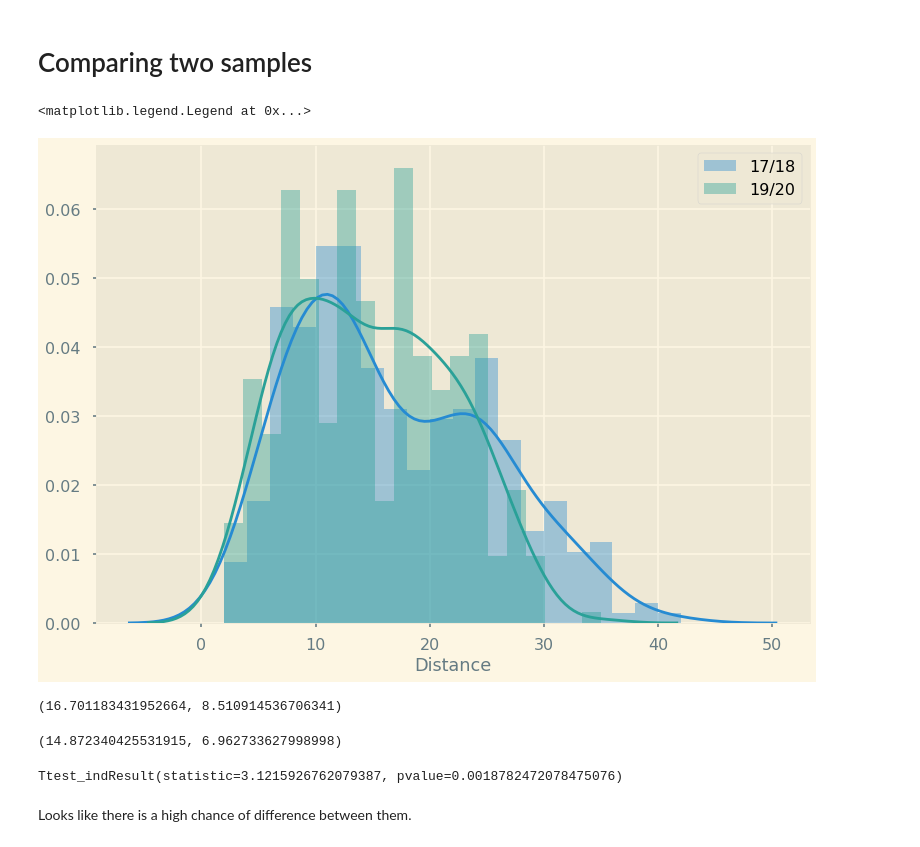
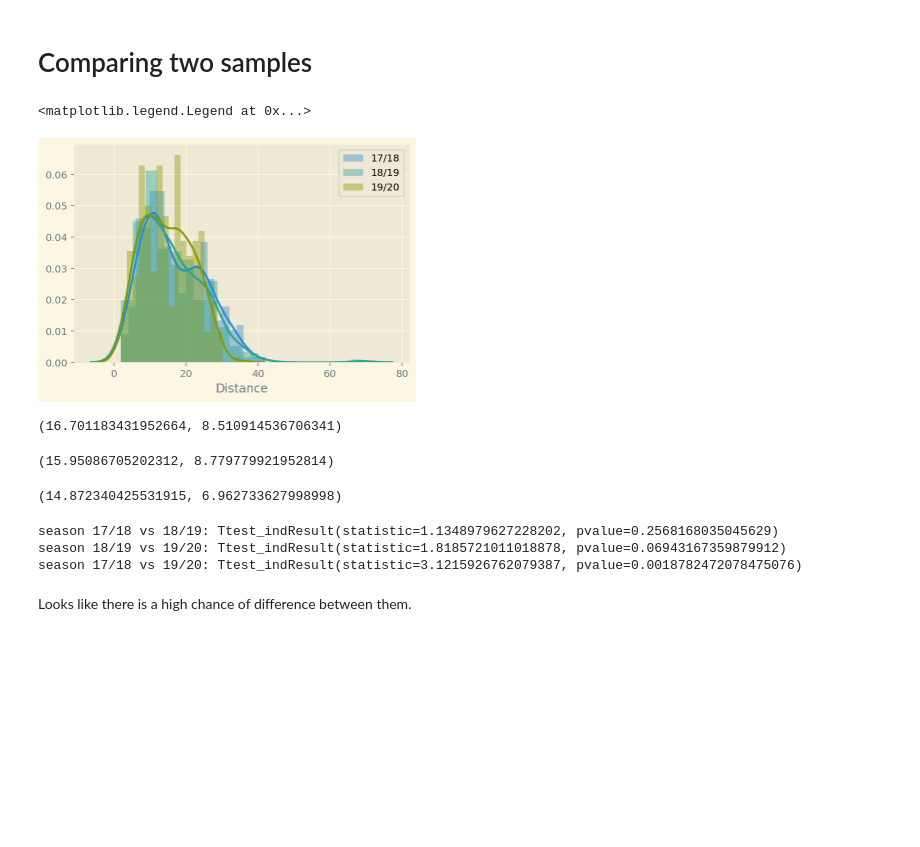
Before and after one commit to eliasnema/makeover_monday, a Jupyter notebook: man_city_stats/city_stats.ipynb, the cells around one changed output. Saved outputs shown, nothing was run; the diff lists cells and outputs as text; code cells hidden in the pictures; blank space fills up the shorter version.

```diff
--- a/man_city_stats/city_stats.ipynb
+++ b/man_city_stats/city_stats.ipynb
@@ -5,7 +5,7 @@ from scipy import stats
 # %% [markdown]
 # Reading data
 # %%
-city = pd.read_csv('man_city_17_19.csv')
+city = pd.read_csv('man_city_17_18_19.csv')
 # %%
 city.head()
 # %% [output]
@@ -27,35 +28,48 @@ Name: Season, dtype: int64
 Data only for two halves of two seasons. Getting shots per searson.
 # %%
 y17 = city.query("Season == '2017/18'")['Distance']
+# %%
+y18 = city.query("Season == '2018/19'")['Distance']
 # %%
 y19 = city.query("Season == '2019/20'")['Distance']
 # %%
 from matplotlib import pyplot as plt
 plt.style.use('Solarize_Light2')
-plt.style.use('seaborn-poster')
+# plt.style.use('seaborn-poster')
+%config InlineBackend.figure_format = 'retina'
+# plt.style.use("ggplot")
 import seaborn as sns
 # %% [markdown]
 # Comparing two samples
 # %%
 sns.distplot(y17, 20, label='17/18')
+sns.distplot(y18, 20, label='18/19')
 sns.distplot(y19, 20, label='19/20')
 plt.legend()
 # %% [output]
 <matplotlib.legend.Legend at 0x...>
-[figure, old version]
+[figure, new version]
 # %%
 y17.mean(), y17.std()
 # %% [output]
 (16.701183431952664, 8.510914536706341)
+# %%
+y18.mean(), y18.std()
+# %% [output]
+(15.95086705202312, 8.779779921952814)
 # %%
 y19.mean(), y19.std()
 # %% [output]
 (14.872340425531915, 6.962733627998998)
 # %%
 # equal_var=False to perform welch's test instead, because of different variance and amount of sample
-stats.ttest_ind(y17,y19, equal_var=False)
+print(f'season 17/18 vs 18/19: {stats.ttest_ind(y17,y18, equal_var=False)}')
+print(f'season 18/19 vs 19/20: {stats.ttest_ind(y18,y19, equal_var=False)}')
+print(f'season 17/18 vs 19/20: {stats.ttest_ind(y17,y19, equal_var=False)}')
 # %% [output]
-Ttest_indResult(statistic=3.1215926762079387, pvalue=0.0018782472078475076)
+season 17/18 vs 18/19: Ttest_indResult(statistic=1.1348979627228202, pvalue=0.2568168035045629)
+season 18/19 vs 19/20: Ttest_indResult(statistic=1.8185721011018878, pvalue=0.06943167359879912)
+season 17/18 vs 19/20: Ttest_indResult(statistic=3.1215926762079387, pvalue=0.0018782472078475076)
 # %% [markdown]
 Looks like there is a high chance of difference between them.
 # %% [markdown]
```
Also changed, not shown: parts of 15 cells of this notebook, 1 other file.
